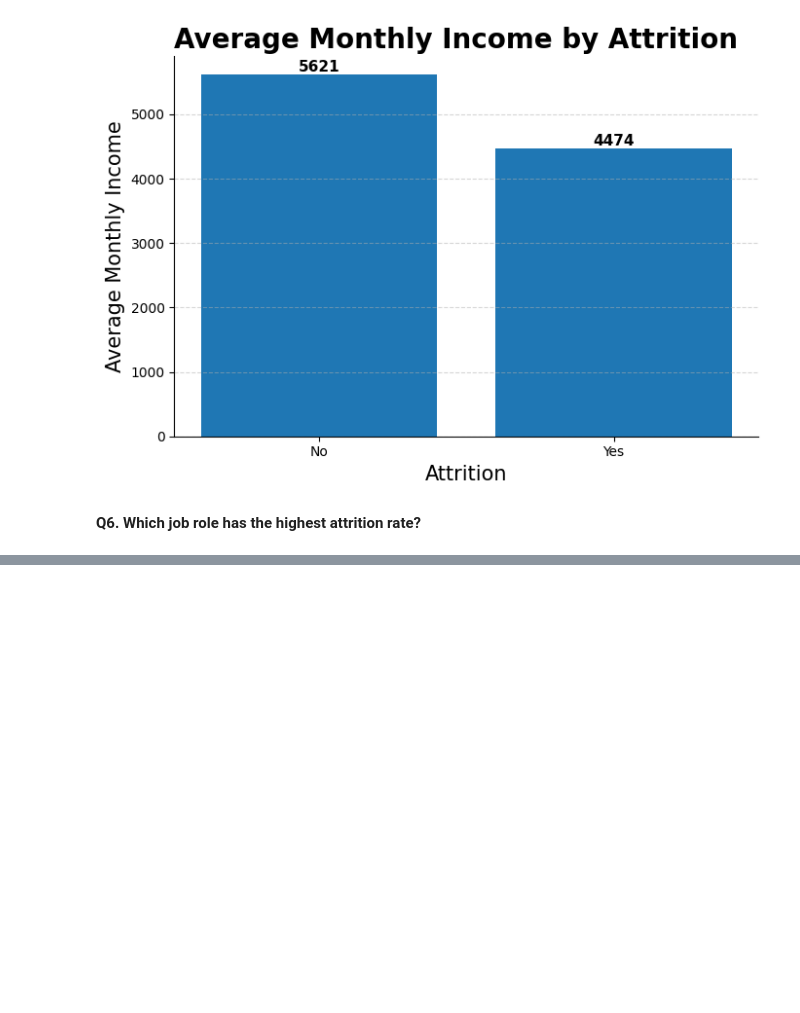
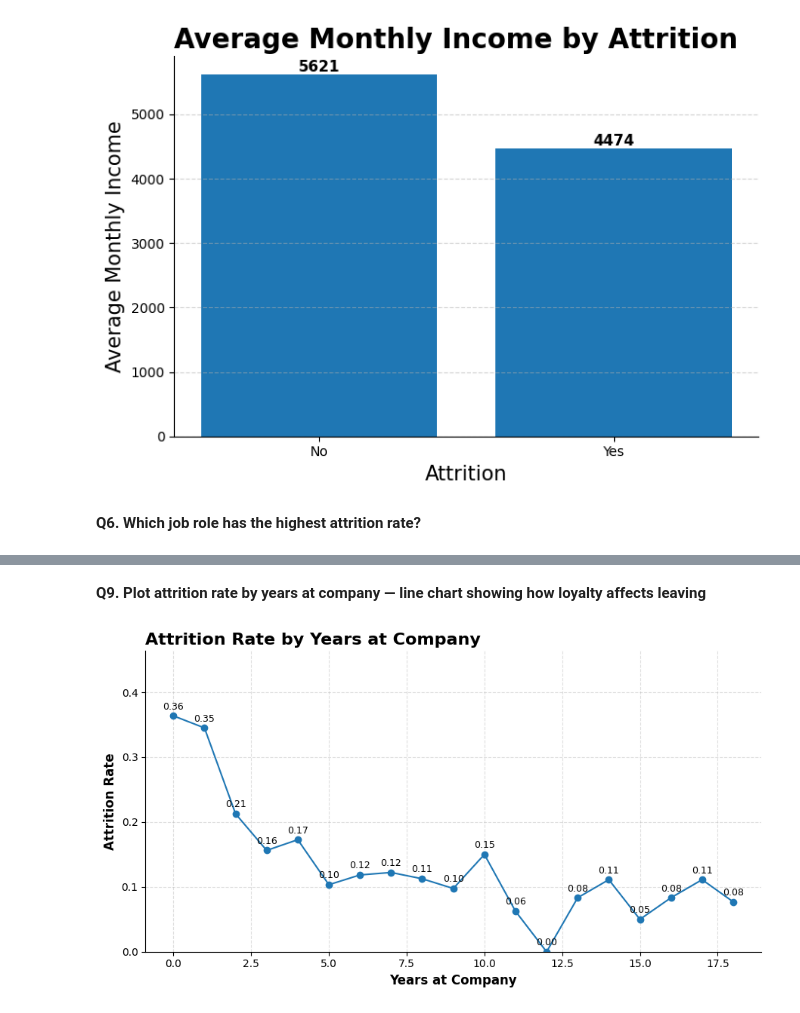
Before and after one commit to Abhaypanchal5/Data-Analytics-Portfolio, a Jupyter notebook: 04_End-To-End-Project/IBM Employee Analysis/NoteBook/IBM.ipynb, the cells around one changed output, grey strips where cells are left out. Saved outputs shown, nothing was run; the diff lists cells and outputs as text; code cells hidden in the pictures; blank space fills up the shorter version.

```diff
--- a/04_End-To-End-Project/IBM Employee Analysis/NoteBook/IBM.ipynb
+++ b/04_End-To-End-Project/IBM Employee Analysis/NoteBook/IBM.ipynb
@@ -410,0 +475,29 @@ plt.show()
+# %% [markdown]
+**Q9. Plot attrition rate by years at company — line chart showing how loyalty affects leaving**
+# %%
+attrition_rate = (
+    df_copy.groupby('YearsAtCompany')['Attrition']
+    .apply(lambda x: (x == 'Yes').mean())
+    .sort_index()
+)
+
+fig, ax = plt.subplots(figsize=(9,5))
+
+ax.plot(attrition_rate.index, attrition_rate.values, marker='o')
+
+for x, y in zip(attrition_rate.index, attrition_rate.values):
+    ax.text(x, y + 0.01, f"{y:.2f}", ha='center', fontsize=9)
+
+ax.set_title("Attrition Rate by Years at Company", fontsize=16, weight='bold',loc='left')
+ax.set_xlabel("Years at Company", fontsize=12, weight='bold')
+ax.set_ylabel("Attrition Rate", fontsize=12, weight='bold')
+
+ax.grid(True, linestyle='--', alpha=0.4)
+ax.spines[['top','right']].set_visible(False)
+
+ax.set_ylim(0, attrition_rate.max() + 0.1)
+
+plt.tight_layout()
+plt.show()
+# %% [output]
+[figure, added]
```
Also changed, not shown: parts of 8 cells of this notebook.
